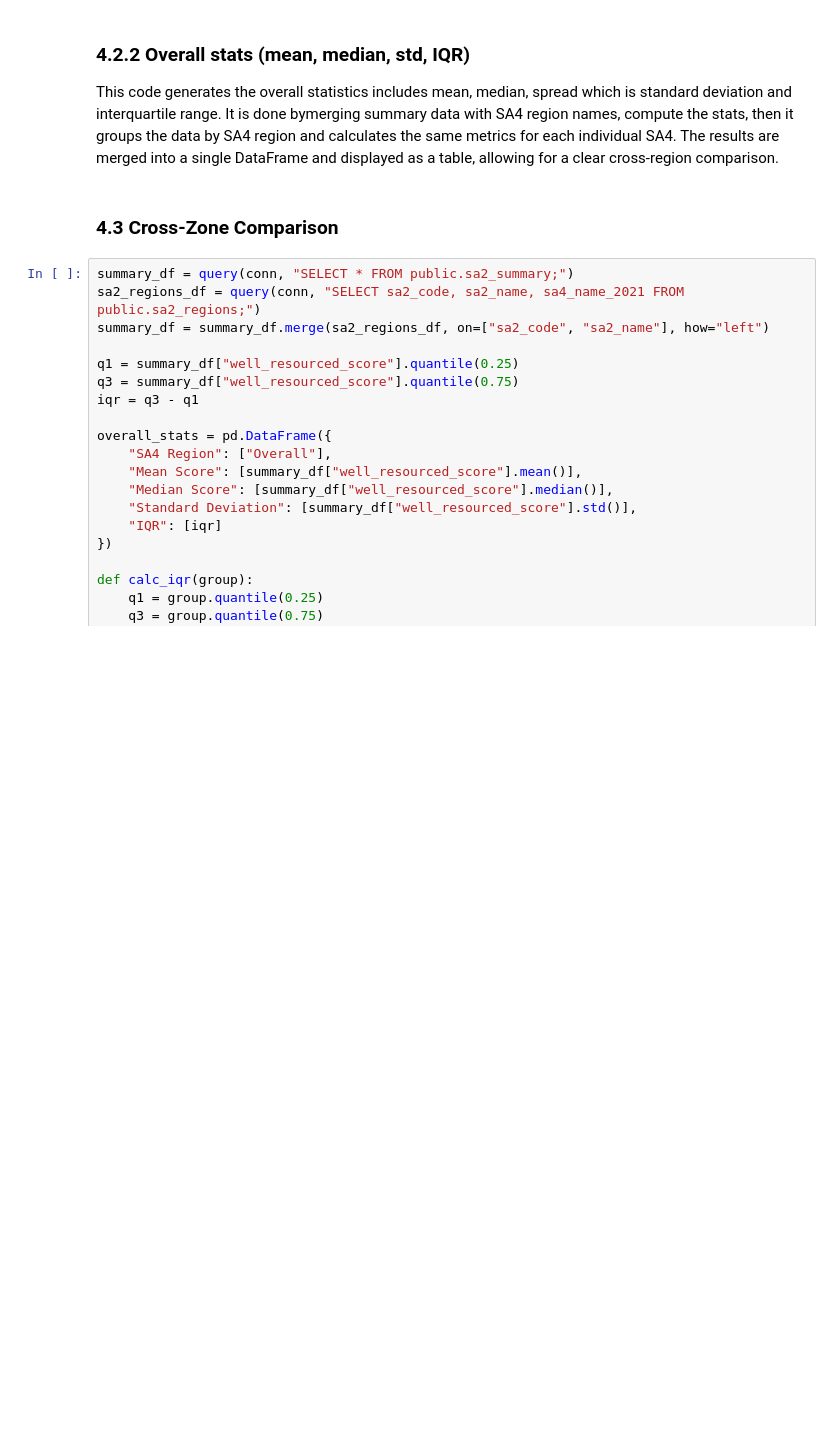
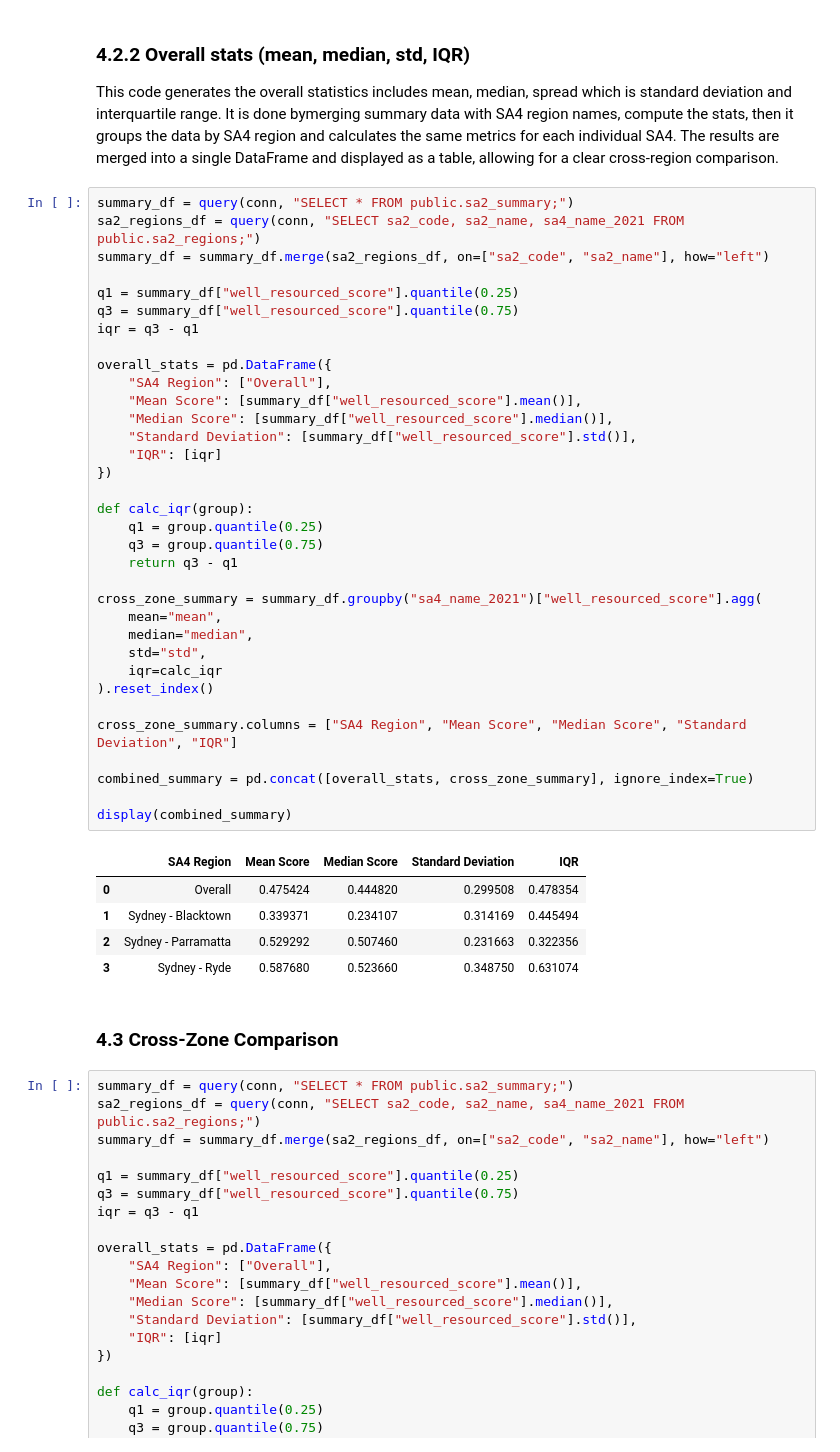
Before and after one commit to modithebest/DATA_ASSIGNMENT, a Jupyter notebook: DATA2001 Group Assignment.ipynb, the cells around one changed output. Cells and saved outputs as stored; diff of their text form; blank space fills up the shorter version.

```diff
--- a/DATA2001 Group Assignment.ipynb
+++ b/DATA2001 Group Assignment.ipynb
@@ -1027,6 +1122,46 @@ plt.show()
 # %% [markdown]
 ### 4.2.2 Overall stats (mean, median, std, IQR)
 This code generates the overall statistics includes mean, median, spread which is standard deviation and interquartile range. It is done bymerging summary data with SA4 region names, compute the stats, then it groups the data by SA4 region and calculates the same metrics for each individual SA4. The results are merged into a single DataFrame and displayed as a table, allowing for a clear cross-region comparison.
+# %%
+summary_df = query(conn, "SELECT * FROM public.sa2_summary;")
+sa2_regions_df = query(conn, "SELECT sa2_code, sa2_name, sa4_name_2021 FROM public.sa2_regions;")
+summary_df = summary_df.merge(sa2_regions_df, on=["sa2_code", "sa2_name"], how="left")
+
+q1 = summary_df["well_resourced_score"].quantile(0.25)
+q3 = summary_df["well_resourced_score"].quantile(0.75)
+iqr = q3 - q1
+
+overall_stats = pd.DataFrame({
+    "SA4 Region": ["Overall"],
+    "Mean Score": [summary_df["well_resourced_score"].mean()],
+    "Median Score": [summary_df["well_resourced_score"].median()],
+    "Standard Deviation": [summary_df["well_resourced_score"].std()],
+    "IQR": [iqr]
+})
+
+def calc_iqr(group):
+    q1 = group.quantile(0.25)
+    q3 = group.quantile(0.75)
+    return q3 - q1
+
+cross_zone_summary = summary_df.groupby("sa4_name_2021")["well_resourced_score"].agg(
+    mean="mean",
+    median="median",
+    std="std",
+    iqr=calc_iqr
+).reset_index()
+
+cross_zone_summary.columns = ["SA4 Region", "Mean Score", "Median Score", "Standard Deviation", "IQR"]
+
+combined_summary = pd.concat([overall_stats, cross_zone_summary], ignore_index=True)
+
+display(combined_summary)
+# %% [output]
+|  | SA4 Region | Mean Score | Median Score | Standard Deviation | IQR |
+| 0 | Overall | 0.475424 | 0.444820 | 0.299508 | 0.478354 |
+| 1 | Sydney - Blacktown | 0.339371 | 0.234107 | 0.314169 | 0.445494 |
+| 2 | Sydney - Parramatta | 0.529292 | 0.507460 | 0.231663 | 0.322356 |
+| 3 | Sydney - Ryde | 0.587680 | 0.523660 | 0.348750 | 0.631074 |
 # %% [markdown]
 ### 4.3 Cross-Zone Comparison
 # %%
```
Also changed, not shown: parts of 28 cells of this notebook.
